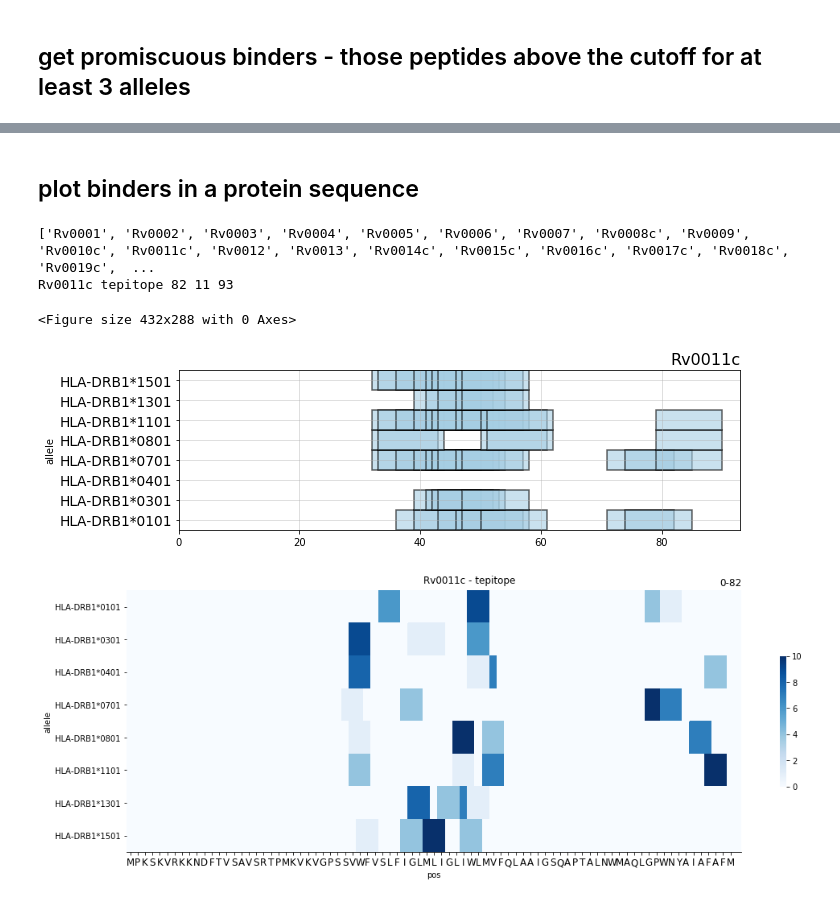
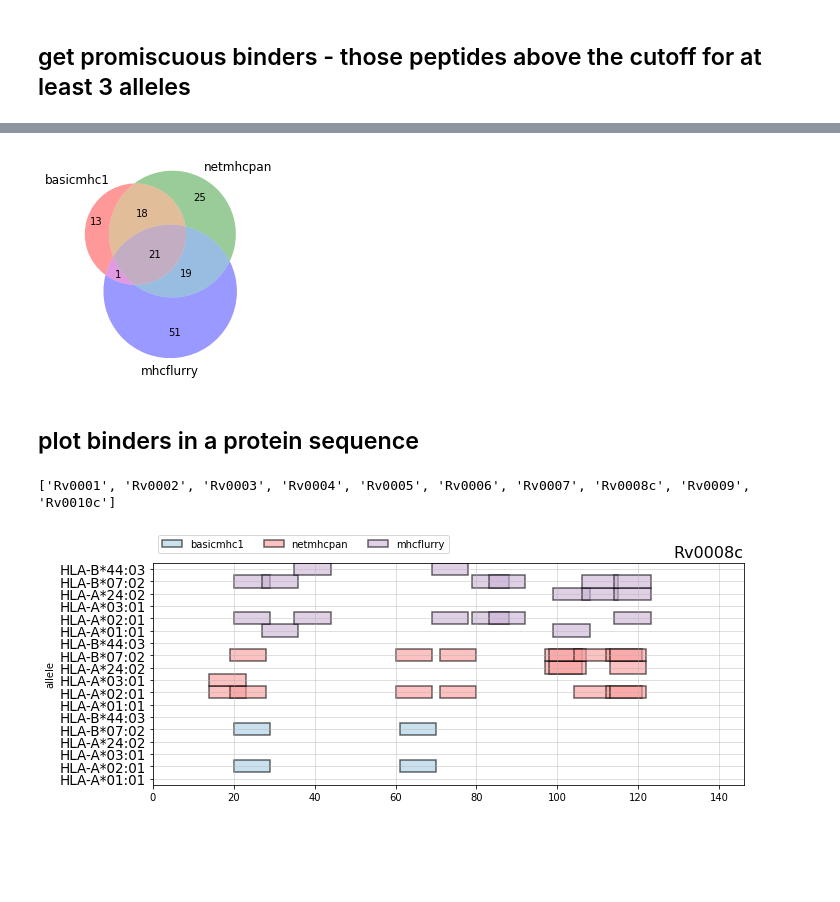
Before and after one commit to dmnfarrell/epitopepredict, a Jupyter notebook: examples/basics.ipynb, the cells around one changed output, grey strips where cells are left out. Cells and saved outputs as stored; diff of their text form; code cells hidden in the pictures; blank space fills up the shorter version.

Commit message:
improvements to basicmhc1 pred

```diff
--- a/examples/basics.ipynb
+++ b/examples/basics.ipynb
@@ -68,0 +110,3 @@ predictions done for 20 sequences in 8 alleles
+# %%
+P1 = ep.get_predictor('basicmhc1')
+binders = P1.predict_sequences(prots[:10], alleles=m1_alleles, length=9, cpus=8)
@@ -90,0 +139,4 @@ Index: []
+# %%
+reload(base)
+P2 = base.get_predictor('netmhcpan')
+P2.predict_sequences(prots[:10], alleles=m1_alleles, length=9, cpus=10)
@@ -91,19 +159,29 @@ Index: []
+# %%
+reload(base)
+P3 = base.get_predictor('mhcflurry')
+P3.predict_sequences(prots[:10], alleles=m1_alleles, length=9, verbose=True)
+# %%
+pb1 = P1.promiscuous_binders(n=2,cutoff=.93,limit=10)#,cutoff_method='rank')
+pb2 = P2.promiscuous_binders(n=2,cutoff=.95,limit=10)#,cutoff_method='rank')
+pb3 = P3.promiscuous_binders(n=2,cutoff=.95,limit=10)#,cutoff_method='rank')
+from matplotlib_venn import venn3
+ax = venn3((set(pb1.peptide),set(pb2.peptide),set(pb3.peptide)), set_labels = ('basicmhc1','netmhcpan','mhcflurry'))
+# %% [output]
+[figure, added]
 # %% [markdown]
 ## plot binders in a protein sequence
 # %%
+reload(plotting)
 #get names of proteins stored in results of predictor
-print (P.get_names())
-ax = plotting.plot_tracks([P],name='Rv0011c',cutoff=.94,n=2)
+print (P2.get_names())
+ax = plotting.plot_tracks([P1,P2,P3],name='Rv0008c',cutoff=.93,n=2,legend=True)
 plt.tight_layout()
-plt.savefig('mhc_rv0011c.png',dpi=150)
-ax = plotting.plot_binder_map(P,name='Rv0011c',cutoff=10)
-plt.savefig('mhc_rv0011c_map.png',dpi=150)
+#plt.savefig('mhc_rv0011c.png',dpi=150)
+#ax = plotting.plot_binder_map(P1,name='Rv0011c',cutoff=10)
+#plt.savefig('mhc_rv0011c_map.png',dpi=150)
 # %% [output]
-['Rv0001', 'Rv0002', 'Rv0003', 'Rv0004', 'Rv0005', 'Rv0006', 'Rv0007', 'Rv0008c', 'Rv0009', 'Rv0010c', 'Rv0011c', 'Rv0012', 'Rv0013', 'Rv0014c', 'Rv0015c', 'Rv0016c', 'Rv0017c', 'Rv0018c', 'Rv0019c',  ...
-Rv0011c tepitope 82 11 93
+['Rv0001', 'Rv0002', 'Rv0003', 'Rv0004', 'Rv0005', 'Rv0006', 'Rv0007', 'Rv0008c', 'Rv0009', 'Rv0010c']
-<Figure size 432x288 with 0 Axes>
-[figure, old version]
+[figure, new version]
-[figure, removed]
 # %%
 reload(plotting)
 from bokeh.io import show, output_notebook
```
Also changed, not shown: parts of 19 cells of this notebook, 13 other files.
